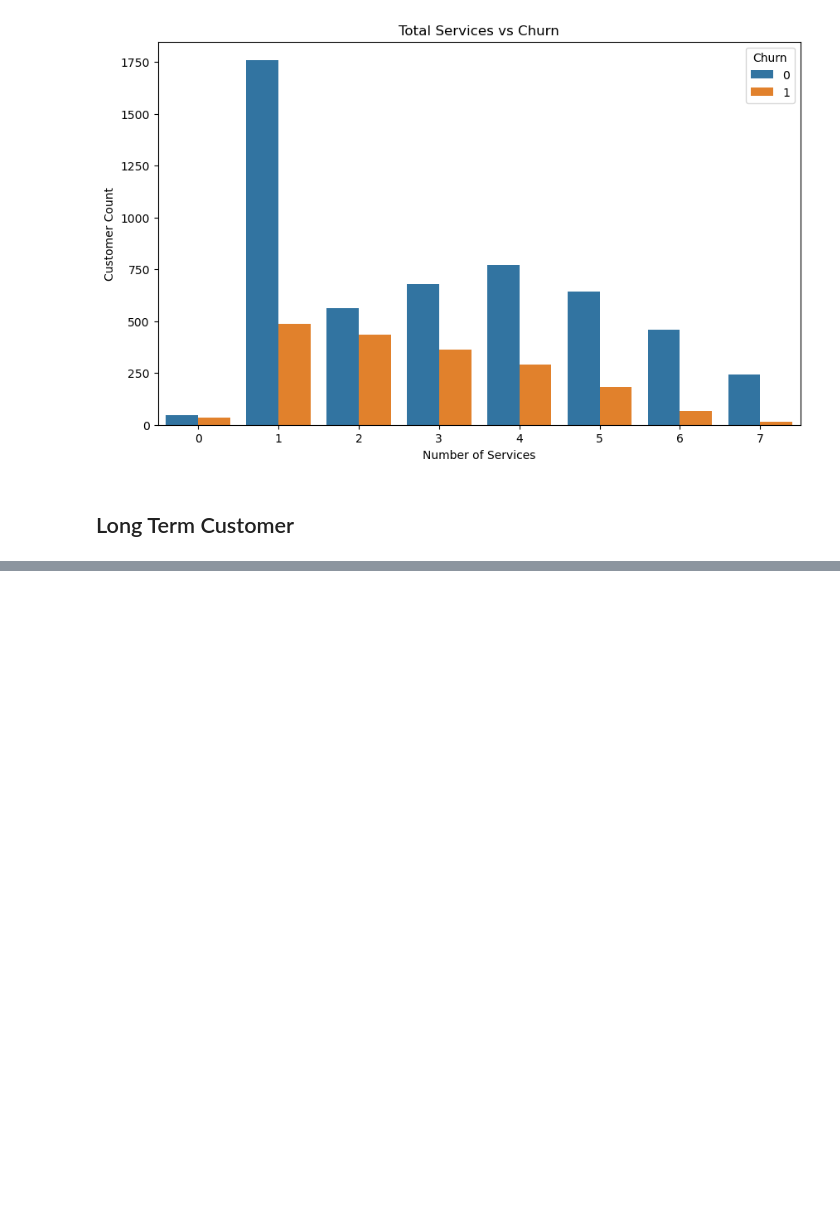
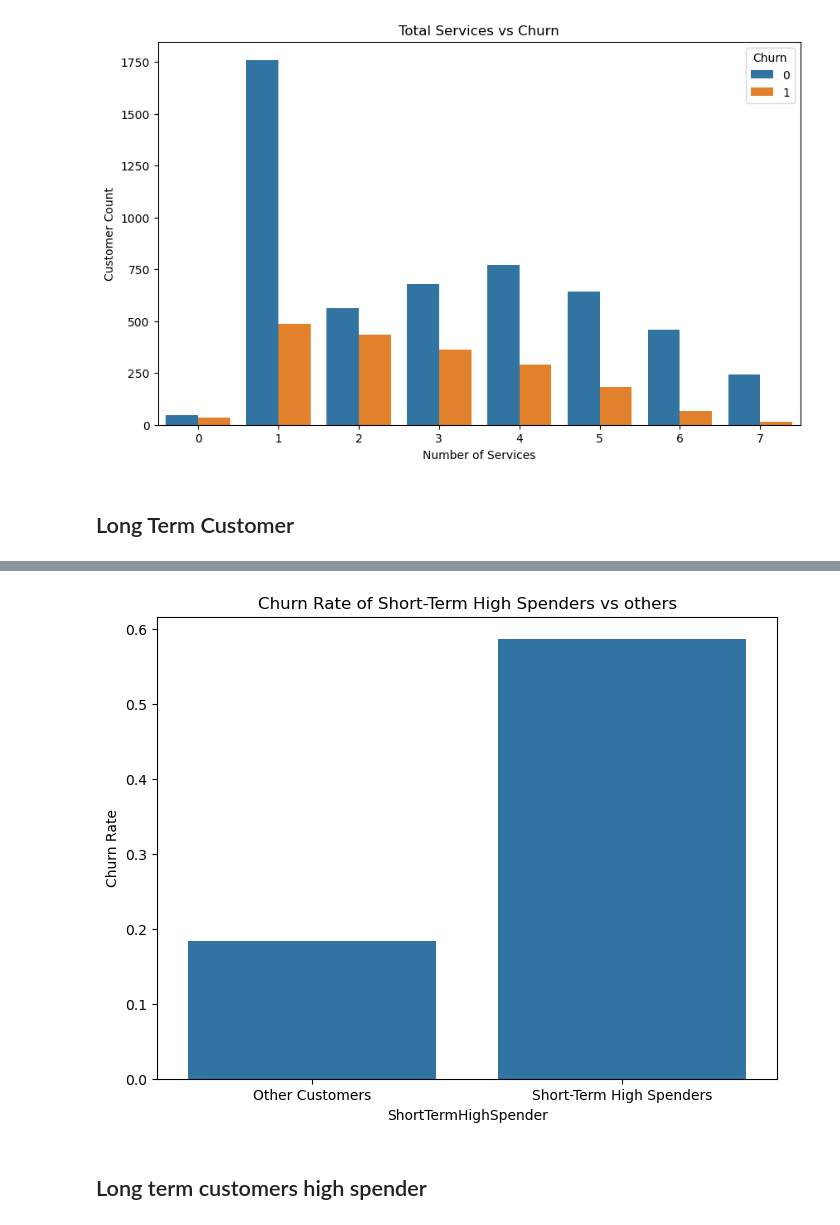
Before and after one commit to alananjungwei/telco-customer-churn-prediction, a Jupyter notebook: notebook.ipynb, the cells around one changed output, grey strips where cells are left out. Cells and saved outputs as stored; diff of their text form; code cells hidden in the pictures; blank space fills up the shorter version.

```diff
--- a/notebook.ipynb
+++ b/notebook.ipynb
@@ -2686,0 +2770,30 @@ df_drop['LongTermCustomer'] = (
+# %%
+df_drop.groupby(
+    'ShortTermHighSpender'
+)['Churn'].mean()
+
+shortterm_churn = df_drop.groupby(
+    'ShortTermHighSpender'
+)['Churn'].mean()
+
+plt.figure(figsize=(8,6))
+
+sns.barplot(
+    x=shortterm_churn.index,
+    y=shortterm_churn.values
+)
+
+plt.xticks(
+    [0,1],
+    ['Other Customers', 'Short-Term High Spenders']
+)
+
+plt.ylabel("Churn Rate")
+
+plt.title("Churn Rate of Short-Term High Spenders vs others")
+
+plt.show()
+# %% [output]
+[figure, added]
+# %% [markdown]
+## Long term customers high spender
```
Also changed, not shown: parts of 33 cells of this notebook, 12 other files.
